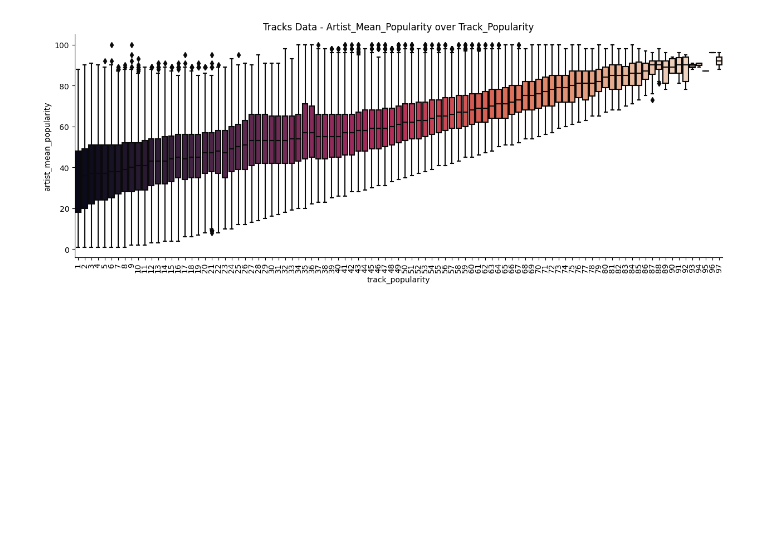
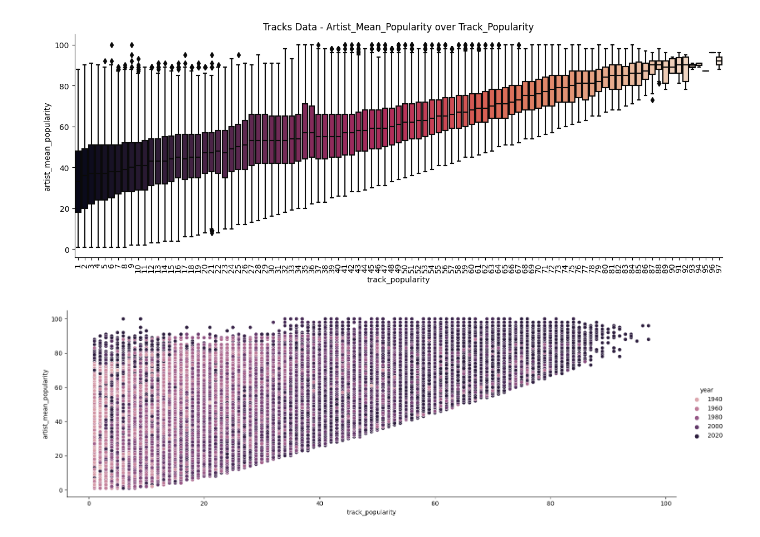
Before and after one commit to mavwong/SpotifyDataAnalysis, a Jupyter notebook: 03-analysis_main.ipynb, the cells around one changed output. Drawn from its saved outputs; the diff is of its cells as text; code cells hidden in the pictures; blank space fills up the shorter version.

```diff
--- a/03-analysis_main.ipynb
+++ b/03-analysis_main.ipynb
@@ -111,3 +111,10 @@ The `ci` parameter is deprecated. Use `errorbar='sd'` for the same effect.
 popularity_over_popularity.BoxPlot()
 # %% [output]
 [figure]
+# %%
+fig = sns.relplot(data=df_tracks, x="track_popularity", y="artist_mean_popularity", hue="year", aspect=3)
+fig.tight_layout()
+plt.savefig("Popularity_with_year")
+plt.show()
+# %% [output]
+[figure, added]
```
Also changed, not shown: 2 other files.
